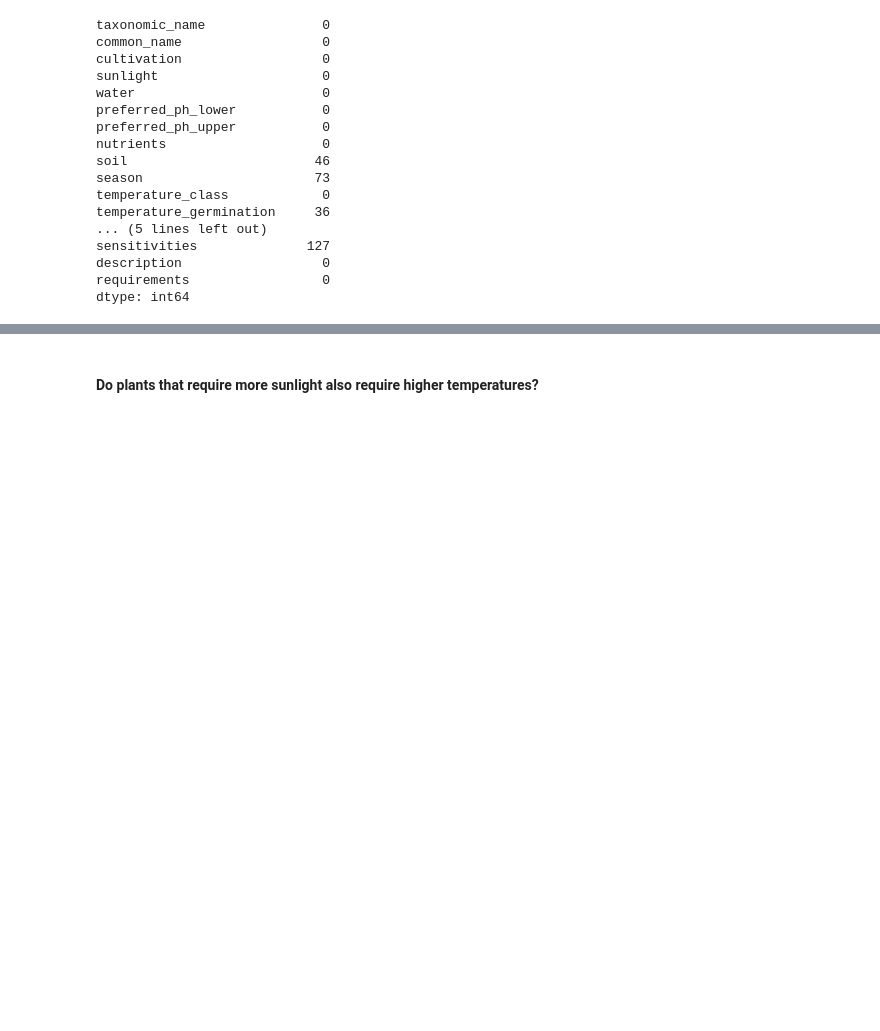
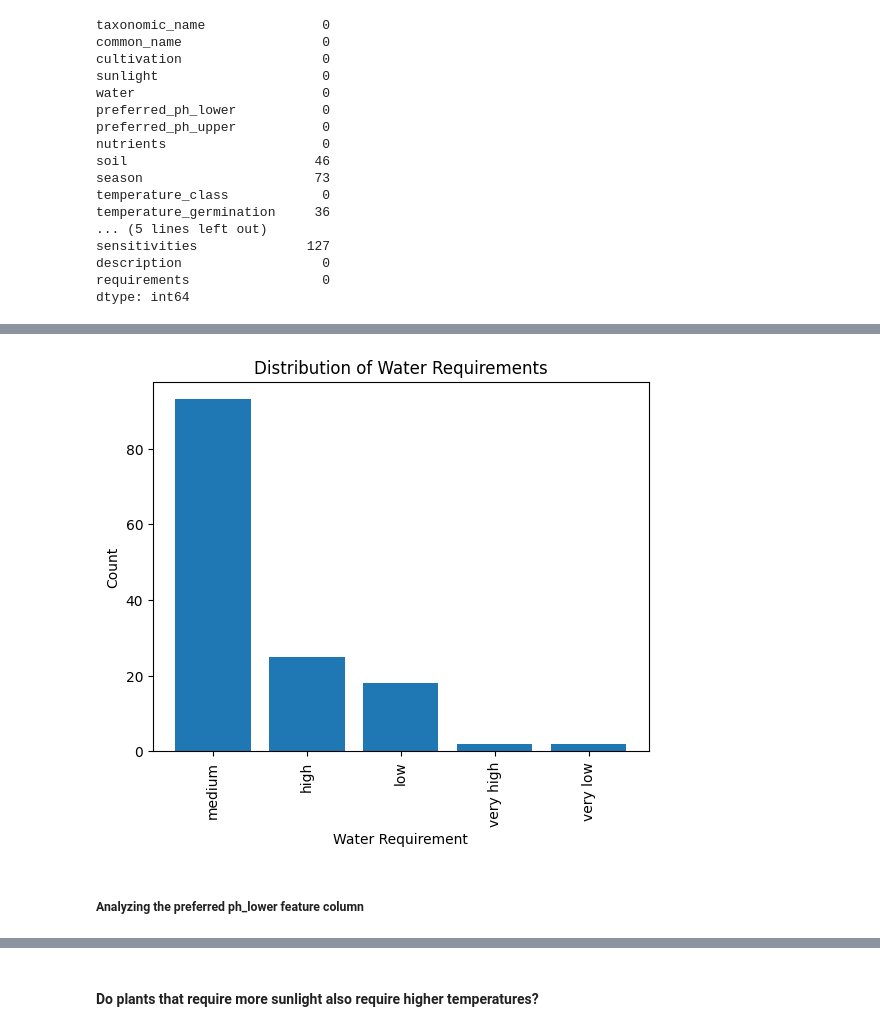
Before and after one commit to aaditbaldha2002/TidyTuesday_challenges, a Jupyter notebook: 2026/2026-02-03/eda.ipynb, the cells around one changed output, grey strips where cells are left out. Drawn from its saved outputs; the diff is of its cells as text; code cells hidden in the pictures; blank space fills up the shorter version.

```diff
--- a/2026/2026-02-03/eda.ipynb
+++ b/2026/2026-02-03/eda.ipynb
@@ -80,0 +168,3 @@ dtype: int64
+# %%
+dataset['water']=dataset['water'].str.lower()
+dataset['water'].value_counts()
@@ -80,0 +179,11 @@ dtype: int64
+# %%
+plt.bar(dataset['water'].value_counts().index, dataset['water'].value_counts().values)
+plt.xlabel('Water Requirement')
+plt.ylabel('Count')
+plt.title('Distribution of Water Requirements')
+plt.xticks(rotation=90)
+plt.show()
+# %% [output]
+[figure, added]
+# %% [markdown]
+##### Analyzing the preferred ph_lower feature column
```
Also changed, not shown: parts of 25 cells of this notebook.
